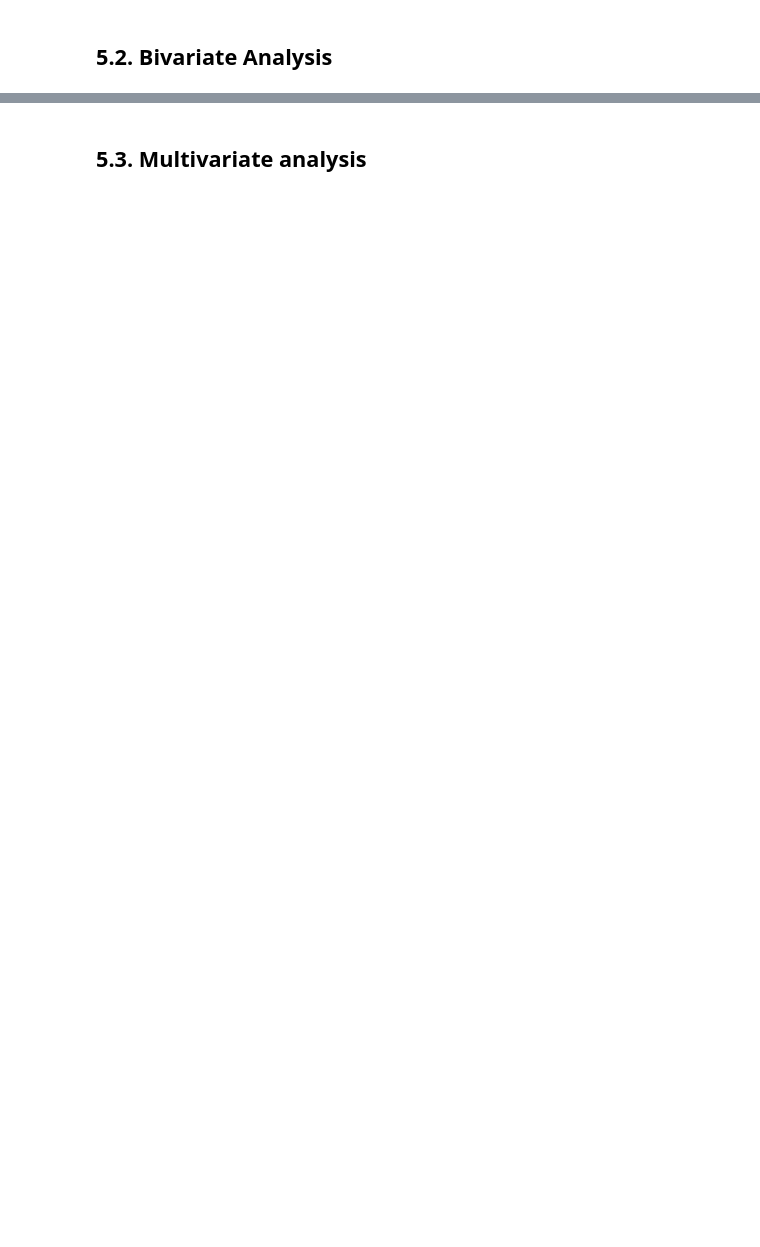
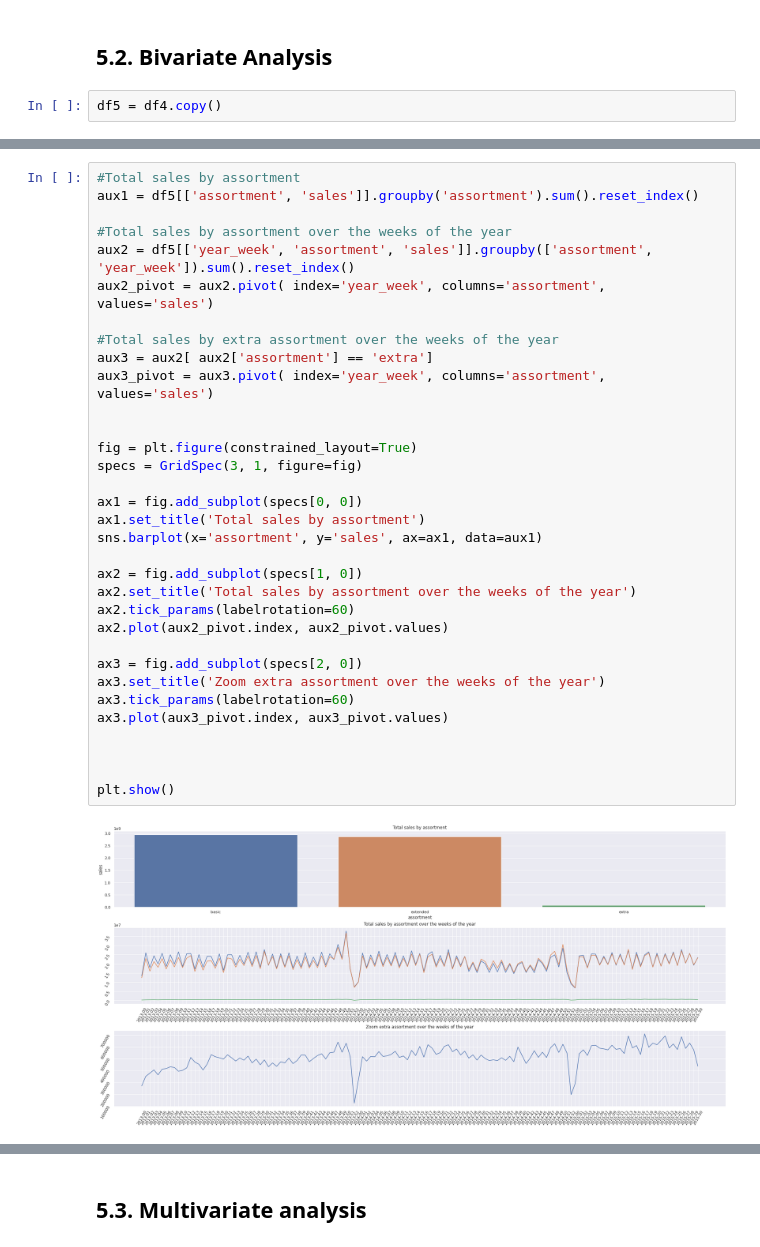
Before and after one commit to luanjesus/rossmann_store_sales_prediction, a Jupyter notebook: exploratory_data_analysis.ipynb, the cells around one changed output, grey strips where cells are left out. Cells and saved outputs as stored; diff of their text form; blank space fills up the shorter version.

```diff
--- a/exploratory_data_analysis.ipynb
+++ b/exploratory_data_analysis.ipynb
@@ -472,2 +502,4 @@ sns.kdeplot( aux[ aux['state_holiday'] == 'christmas']['sales'], label='christma
 # %% [markdown]
 ## 5.2. Bivariate Analysis
+# %%
+df5 = df4.copy()
@@ -473,0 +512,35 @@ sns.kdeplot( aux[ aux['state_holiday'] == 'christmas']['sales'], label='christma
+# %%
+#Total sales by assortment
+aux1 = df5[['assortment', 'sales']].groupby('assortment').sum().reset_index()
+
+#Total sales by assortment over the weeks of the year
+aux2 = df5[['year_week', 'assortment', 'sales']].groupby(['assortment', 'year_week']).sum().reset_index()
+aux2_pivot = aux2.pivot( index='year_week', columns='assortment', values='sales')
+
+#Total sales by extra assortment over the weeks of the year
+aux3 = aux2[ aux2['assortment'] == 'extra']
+aux3_pivot = aux3.pivot( index='year_week', columns='assortment', values='sales')
+
+
+fig = plt.figure(constrained_layout=True)
+specs = GridSpec(3, 1, figure=fig)
+
+ax1 = fig.add_subplot(specs[0, 0])
+ax1.set_title('Total sales by assortment')
+sns.barplot(x='assortment', y='sales', ax=ax1, data=aux1)
+
+ax2 = fig.add_subplot(specs[1, 0])
+ax2.set_title('Total sales by assortment over the weeks of the year')
+ax2.tick_params(labelrotation=60)
+ax2.plot(aux2_pivot.index, aux2_pivot.values)
+
+ax3 = fig.add_subplot(specs[2, 0])
+ax3.set_title('Zoom extra assortment over the weeks of the year')
+ax3.tick_params(labelrotation=60)
+ax3.plot(aux3_pivot.index, aux3_pivot.values)
+
+
+
+plt.show()
+# %% [output]
+[figure, added]
```
Also changed, not shown: parts of 23 cells of this notebook, 1 other file.
